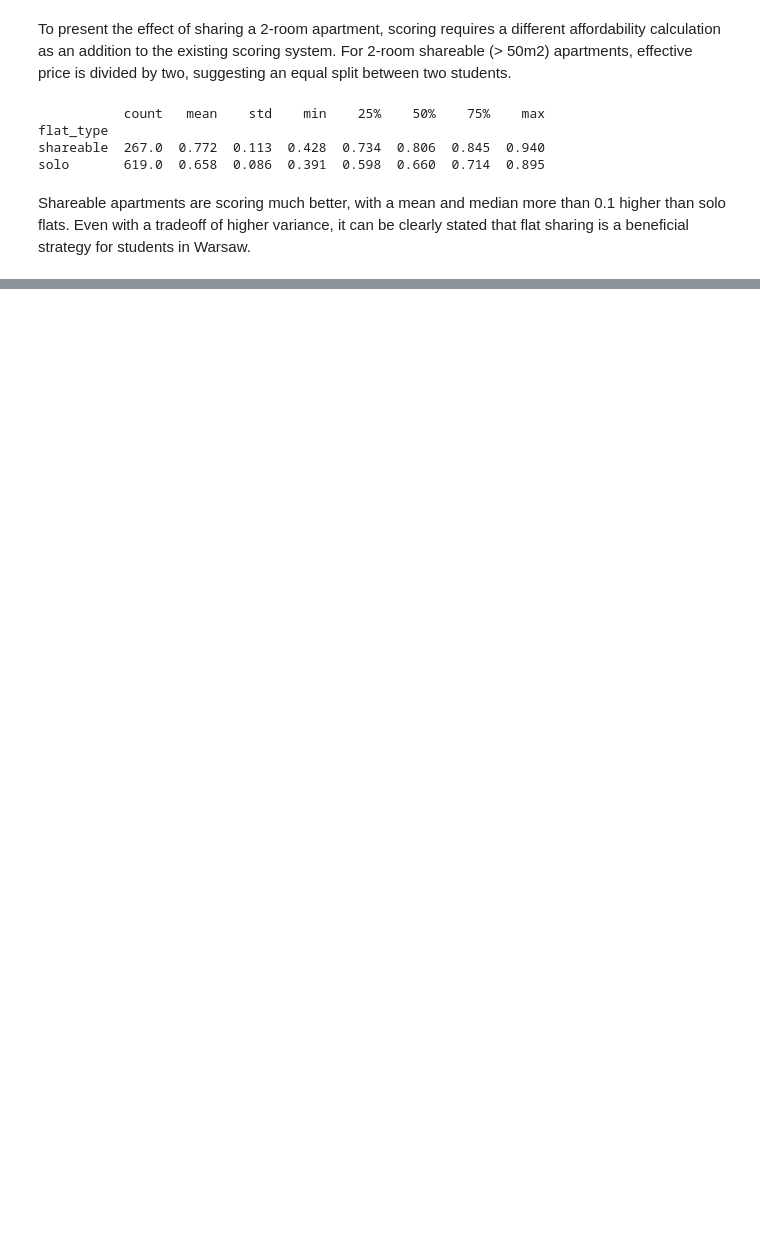
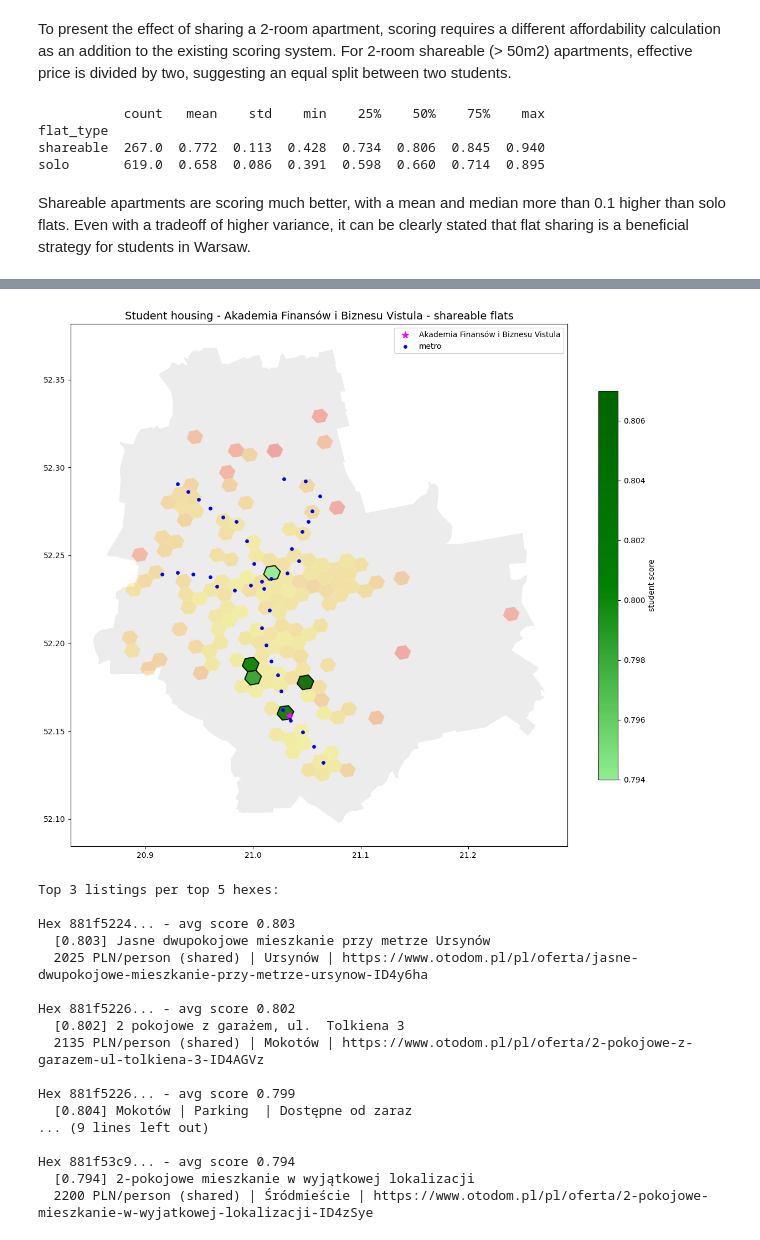
Before and after one commit to dimitriousss/studentliving, a Jupyter notebook: main_analysis.ipynb, the cells around one changed output, grey strips where cells are left out. Cells and saved outputs as stored; diff of their text form; code cells hidden in the pictures; blank space fills up the shorter version.

```diff
--- a/main_analysis.ipynb
+++ b/main_analysis.ipynb
@@ -986,0 +1078,24 @@ The map reveals that the highest-scoring areas for solo students concentrate alo
+# %%
+neighbors = {}
+for cell in gdf_hex["h3_cell"]:
+    ring = set(h3.grid_disk(cell, 1))
+    ring.discard(cell)
+    valid = ring & set(gdf_hex["h3_cell"])
+    neighbors[cell] = list(valid)
+
+cell_to_idx = {cell: i for i, cell in enumerate(gdf_hex["h3_cell"])}
+neighbors_idx = {
+    cell_to_idx[cell]: [cell_to_idx[n] for n in nbrs]
+    for cell, nbrs in neighbors.items()
+}
+with warnings.catch_warnings():
+    warnings.simplefilter("ignore")
+    w = W(neighbors_idx)
+
+w.transform = "r"
+
+moran = Moran(gdf_hex["avg_score"].values, w)
+
+print(f"Moran's I:  {moran.I:.4f}")
+print(f"p-value:    {moran.p_sim:.4f}")
+print(f"z-score:    {moran.z_norm:.4f}")
@@ -1303,0 +1396,4 @@ More than half of university catchment hexes have inadequate private rental supp
+# %%
+VALID_UNIVERSITIES = sorted(gdf_universities["university"].unique().tolist())
+
+print(VALID_UNIVERSITIES)
@@ -1303,0 +1636,36 @@ More than half of university catchment hexes have inadequate private rental supp
+# %%
+result = student_housing_query(
+    university="Akademia Finansów i Biznesu Vistula",
+    building="Akademia Finansów i Biznesu Vistula",
+    flat_type="shareable",
+    gdf_listings=gdf_listings,
+    gdf_universities=gdf_universities,
+    gdf_districts=gdf_districts,
+    gdf_transport=gdf_transport,
+    gdf_metro=gdf_metro,
+    weight_affordability=0.20,
+    weight_transit=0.20,
+    weight_uni=0.20,
+    weight_density=0.10,
+    weight_supermarkets=0.10,
+    weight_parks=0.20,
+)
+# %% [output]
+[figure, added]
+Top 3 listings per top 5 hexes:
+
+Hex 881f5224... - avg score 0.803
+  [0.803] Jasne dwupokojowe mieszkanie przy metrze Ursynów
+  2025 PLN/person (shared) | Ursynów | https://www.otodom.pl/pl/oferta/jasne-dwupokojowe-mieszkanie-przy-metrze-ursynow-ID4y6ha
+
+Hex 881f5226... - avg score 0.802
+  [0.802] 2 pokojowe z garażem, ul.  Tolkiena 3
+  2135 PLN/person (shared) | Mokotów | https://www.otodom.pl/pl/oferta/2-pokojowe-z-garazem-ul-tolkiena-3-ID4AGVz
+
+Hex 881f5226... - avg score 0.799
+  [0.804] Mokotów | Parking  | Dostępne od zaraz
+... (9 lines left out)
+
+Hex 881f53c9... - avg score 0.794
+  [0.794] 2-pokojowe mieszkanie w wyjątkowej lokalizacji
+  2200 PLN/person (shared) | Śródmieście | https://www.otodom.pl/pl/oferta/2-pokojowe-mieszkanie-w-wyjatkowej-lokalizacji-ID4zSye
```
Also changed, not shown: parts of 36 cells of this notebook.
